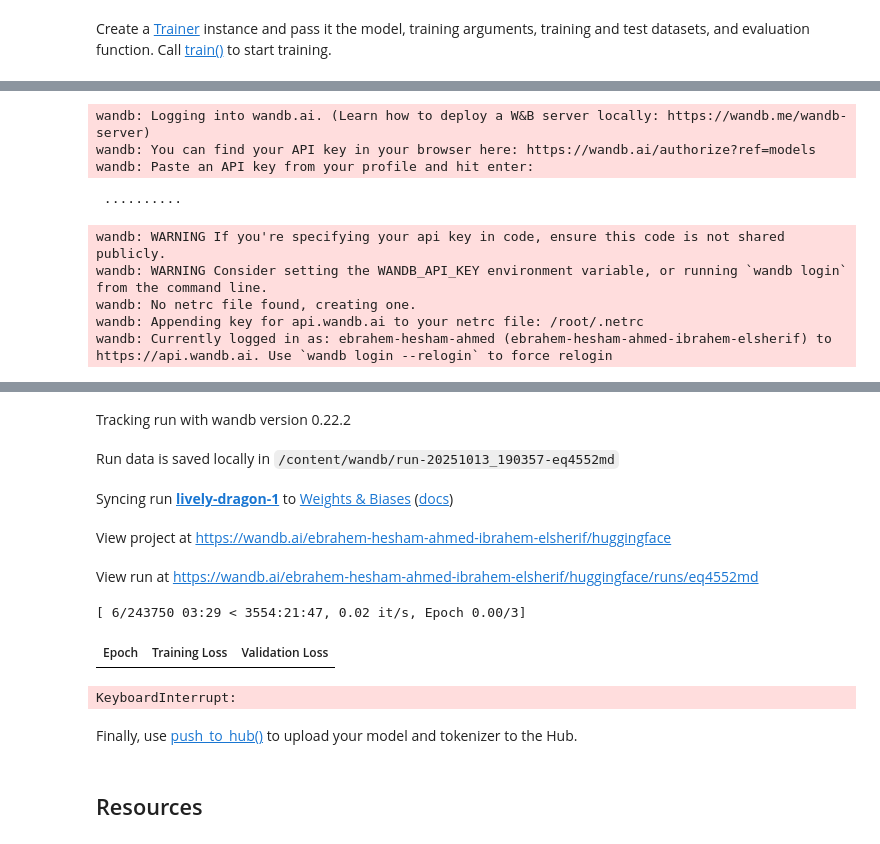
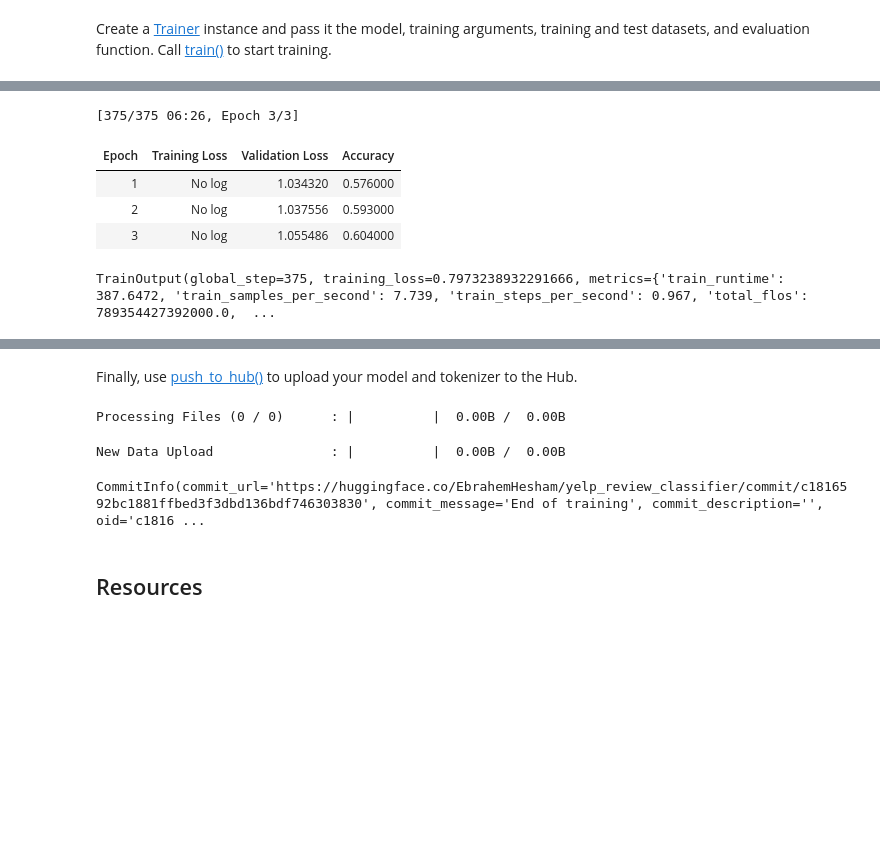
Before and after one commit to IbrahemElsherif/kaggle, a Jupyter notebook: transformers_doc/en/pytorch/training.ipynb, the cells around one changed output, grey strips where cells are left out. Cells and saved outputs as stored; diff of their text form; code cells hidden in the pictures; blank space fills up the shorter version.

````diff
--- a/transformers_doc/en/pytorch/training.ipynb
+++ b/transformers_doc/en/pytorch/training.ipynb
@@ -74,6 +76,9 @@ Please note that authentication is recommended but still optional to access publ
 > small_train = dataset["train"].shuffle(seed=42).select(range(1000))
 > small_eval = dataset["test"].shuffle(seed=42).select(range(1000))
 > ```
+# %%
+small_train = dataset["train"].shuffle(seed=42).select(range(1000))
+small_eval = dataset["test"].shuffle(seed=42).select(range(1000))
 # %% [markdown]
 ## Trainer
 # %%
@@ -135,8 +140,8 @@ from transformers import Trainer
 trainer = Trainer(
     model=model,
     args=training_args,
-    train_dataset=dataset["train"],
-    eval_dataset=dataset["test"],
+    train_dataset=small_train,
+    eval_dataset=small_eval,
     compute_metrics=compute_metrics,
 )
 trainer.train()
@@ -145,9 +149,6 @@ trainer.train()
-wandb: Logging into wandb.ai. (Learn how to deploy a W&B server locally: https://wandb.me/wandb-server)
-wandb: You can find your API key in your browser here: https://wandb.ai/authorize?ref=models
-wandb: Paste an API key from your profile and hit enter:
+[375/375 06:26, Epoch 3/3]
+| Epoch | Training Loss | Validation Loss | Accuracy |
+| 1 | No log | 1.034320 | 0.576000 |
+| 2 | No log | 1.037556 | 0.593000 |
+| 3 | No log | 1.055486 | 0.604000 |
- ··········
+TrainOutput(global_step=375, training_loss=0.7973238932291666, metrics={'train_runtime': 387.6472, 'train_samples_per_second': 7.739, 'train_steps_per_second': 0.967, 'total_flos': 789354427392000.0,  ...
-wandb: WARNING If you're specifying your api key in code, ensure this code is not shared publicly.
-wandb: WARNING Consider setting the WANDB_API_KEY environment variable, or running `wandb login` from the command line.
-wandb: No netrc file found, creating one.
-wandb: Appending key for api.wandb.ai to your netrc file: /root/.netrc
-wandb: Currently logged in as: ebrahem-hesham-ahmed (ebrahem-hesham-ahmed-ibrahem-elsherif) to https://api.wandb.ai. Use `wandb login --relogin` to force relogin
@@ -155,15 +155,11 @@ wandb: Currently logged in as: ebrahem-hesham-ahmed (ebrahem-hesham-ahmed-ibrahe
-Tracking run with wandb version 0.22.2
-Run data is saved locally in /content/wandb/run-20251013_190357-eq4552md
-Syncing run lively-dragon-1 to Weights & Biases (docs)
-View project at https://wandb.ai/ebrahem-hesham-ahmed-ibrahem-elsherif/huggingface
-View run at https://wandb.ai/ebrahem-hesham-ahmed-ibrahem-elsherif/huggingface/runs/eq4552md
-[ 6/243750 03:29 < 3554:21:47, 0.02 it/s, Epoch 0.00/3]
-| Epoch | Training Loss | Validation Loss |
-KeyboardInterrupt:
 # %% [markdown]
 Finally, use [push_to_hub()](https://huggingface.co/docs/transformers/main/en/main_classes/trainer#transformers.Trainer.push_to_hub) to upload your model and tokenizer to the Hub.
 # %%
 trainer.push_to_hub()
+# %% [output]
+Processing Files (0 / 0)      : |          |  0.00B /  0.00B
+New Data Upload               : |          |  0.00B /  0.00B
+CommitInfo(commit_url='https://huggingface.co/EbrahemHesham/yelp_review_classifier/commit/c1816592bc1881ffbed3f3dbd136bdf746303830', commit_message='End of training', commit_description='', oid='c1816 ...
 # %% [markdown]
 ## Resources
 # %% [markdown]
````
Also changed, not shown: parts of 2 cells of this notebook.
